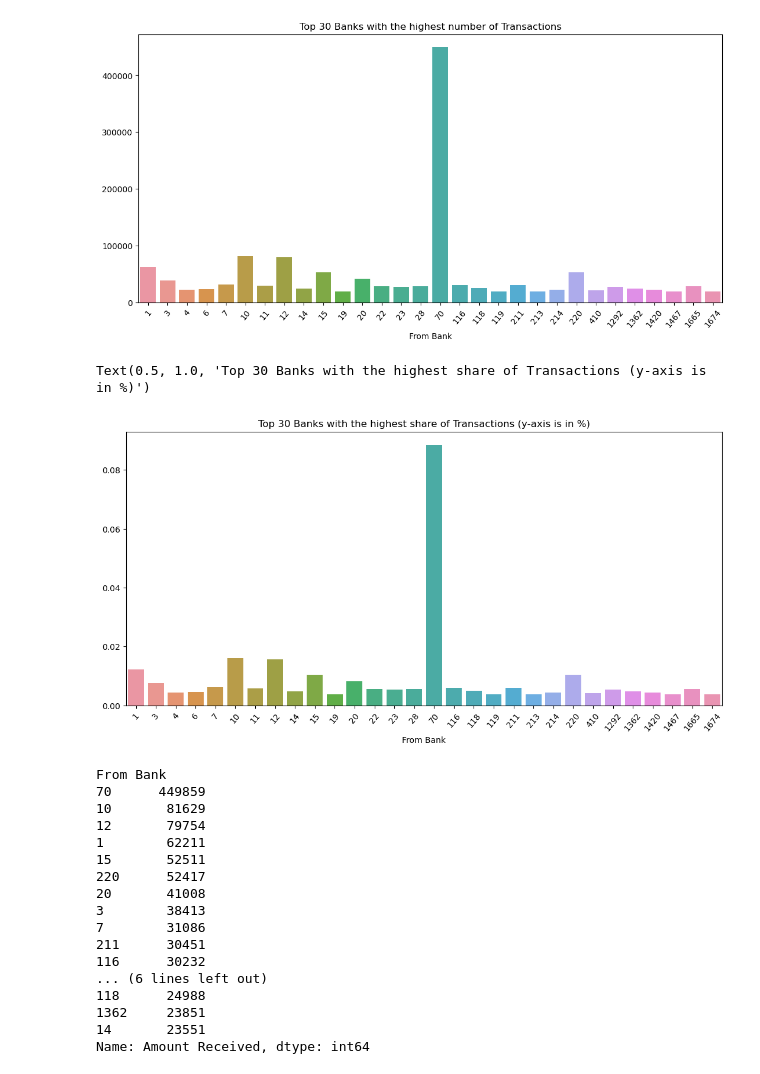
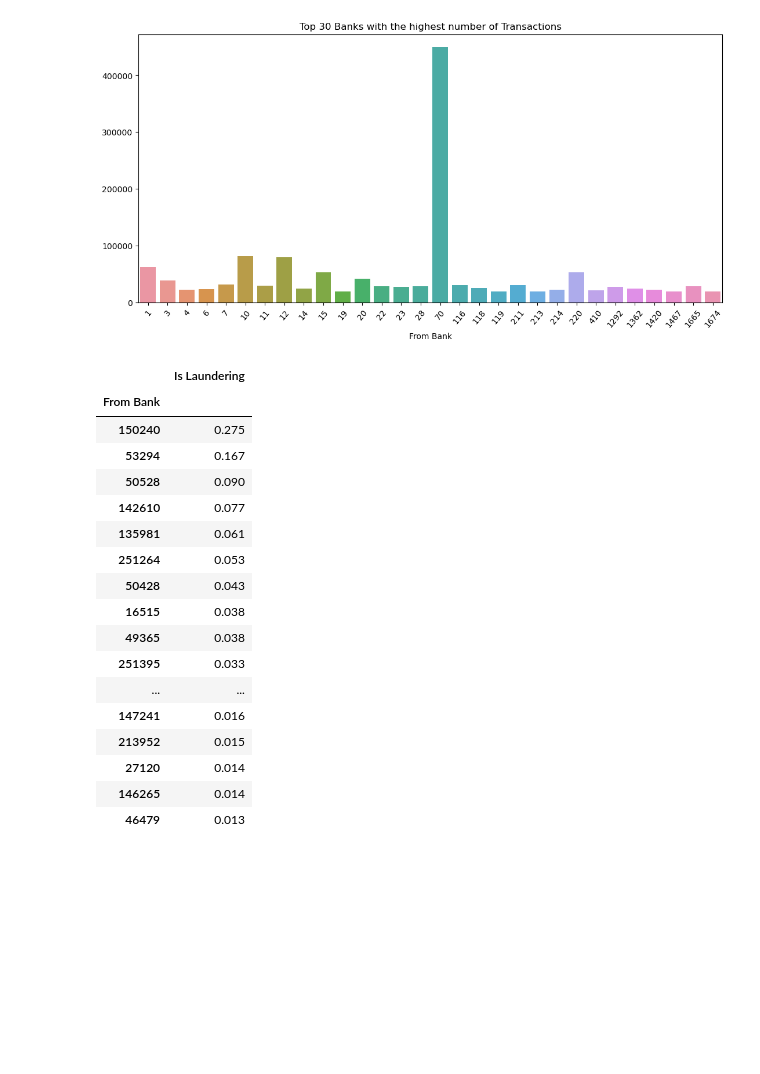
Before and after one commit to Nejel/data_security_gp, a Jupyter notebook: group_project.ipynb, the cells around one changed output. Cells and saved outputs as stored; diff of their text form; code cells hidden in the pictures; blank space fills up the shorter version.

```diff
--- a/group_project.ipynb
+++ b/group_project.ipynb
@@ -306,38 +323,26 @@ sns.barplot(x=ibm_hi_small_df_from_bank.index, y=ibm_hi_small_df_from_bank.value
 # %% [output]
 Text(0.5, 1.0, 'Top 30 Banks with the highest number of Transactions')
 [figure]
-# %%
-plt.figure(figsize=(13, 6))
-plt.xticks(rotation=50)
-
-ibm_hi_small_df_from_bank_share = (ibm_hi_small_df["From Bank"]
-                                   .value_counts(normalize=True)
-                                   .sort_values(ascending=False)
-                                   .head(30))
-
-sns.barplot(x=ibm_hi_small_df_from_bank_share.index, y=ibm_hi_small_df_from_bank_share.values).set_title('Top 30 Banks with the highest share of Transactions (y-axis is in %)')
-# %% [output]
-Text(0.5, 1.0, 'Top 30 Banks with the highest share of Transactions (y-axis is in %)')
-[figure, removed]
-# %%
-ibm_hi_small_df.groupby("From Bank")["Amount Received"].count().sort_values(ascending=False).head(20)
-
-# Bank 70 has the highest number of transactions, but it's also has the highest share of laundering transactions
-# %% [output]
-From Bank
-70      449859
-10       81629
-12       79754
-1        62211
-15       52511
-220      52417
-20       41008
-3        38413
-7        31086
-211      30451
-116      30232
-... (6 lines left out)
-118      24988
-1362     23851
-14       23551
-Name: Amount Received, dtype: int64
+# %%
+ibm_hi_small_df[["From Bank", "Is Laundering"]].groupby(by="From Bank")\
+    .mean()\
+    .sort_values(by="Is Laundering", ascending=False).head(30)
+# %% [output]
+|  | Is Laundering |
+| From Bank |  |
+| 150240 | 0.275 |
+| 53294 | 0.167 |
+| 50528 | 0.090 |
+| 142610 | 0.077 |
+| 135981 | 0.061 |
+| 251264 | 0.053 |
+| 50428 | 0.043 |
+| 16515 | 0.038 |
+| 49365 | 0.038 |
+| 251395 | 0.033 |
+| ... | ... |
+| 147241 | 0.016 |
+| 213952 | 0.015 |
+| 27120 | 0.014 |
+| 146265 | 0.014 |
+| 46479 | 0.013 |
```
Also changed, not shown: parts of 13 cells of this notebook.
